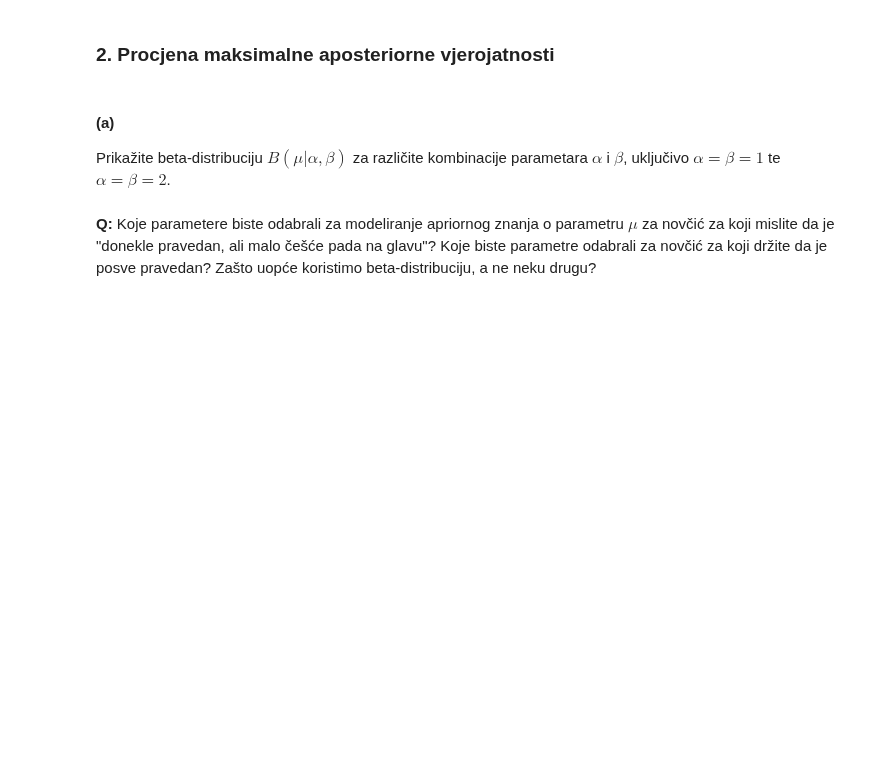
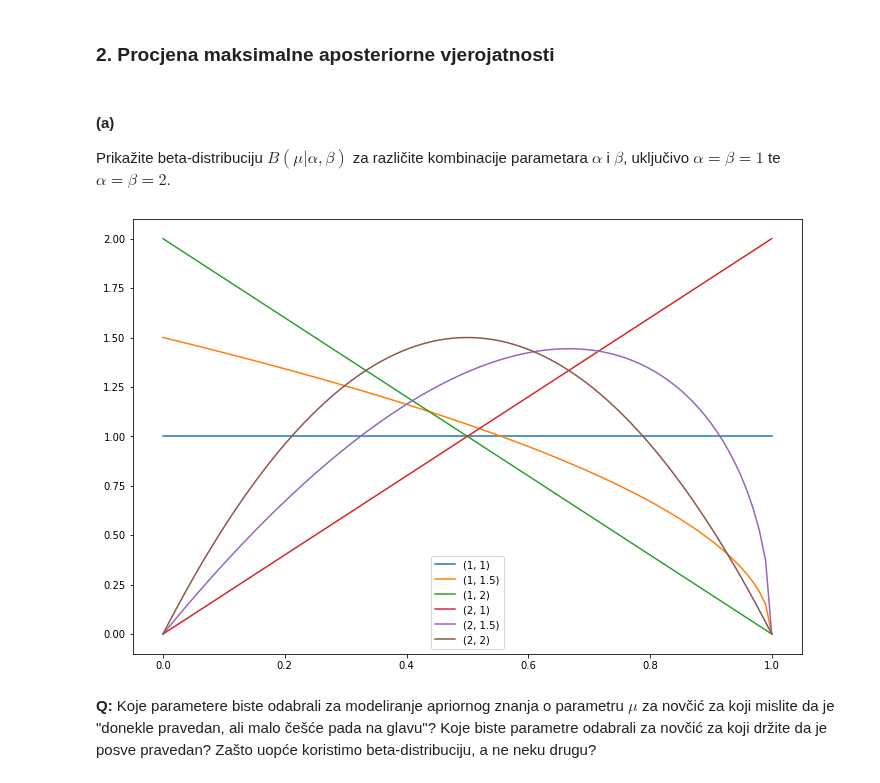
Before and after one commit to sskender/machine-learning-1, a Jupyter notebook: SU1-2021-13-14-Procjena-parametara.ipynb, the cells around one changed output. Cells and saved outputs as stored; diff of their text form; code cells hidden in the pictures; blank space fills up the shorter version.

```diff
--- a/SU1-2021-13-14-Procjena-parametara.ipynb
+++ b/SU1-2021-13-14-Procjena-parametara.ipynb
@@ -111,3 +113,22 @@ from scipy.stats import beta
+# %%
+from scipy.stats import beta
+
+mu = np.linspace(0, 1, 100)
+alpha_beta_list = [(1, 1), (1, 1.5), (1, 2), (2, 1), (2, 1.5), (2, 2)]
+
+plt.figure(figsize=(12, 8))
+
+for i in alpha_beta_list:
+    a = i[0]
+    b = i[1]
+    beta_stat = beta.pdf(mu, a, b)
+    plt.plot(mu, beta_stat)
+
+# show chart
+plt.legend(alpha_beta_list, loc="best")
+plt.show()
+# %% [output]
+[figure, added]
 # %% [markdown]
 **Q:** Koje parametere biste odabrali za modeliranje apriornog znanja o parametru $\mu$ za novčić za koji mislite da je "donekle pravedan, ali malo češće pada na glavu"? Koje biste parametre odabrali za novčić za koji držite da je posve pravedan? Zašto uopće koristimo beta-distribuciju, a ne neku drugu?
 # %% [markdown]
```
Also changed, not shown: parts of 9 cells of this notebook.
